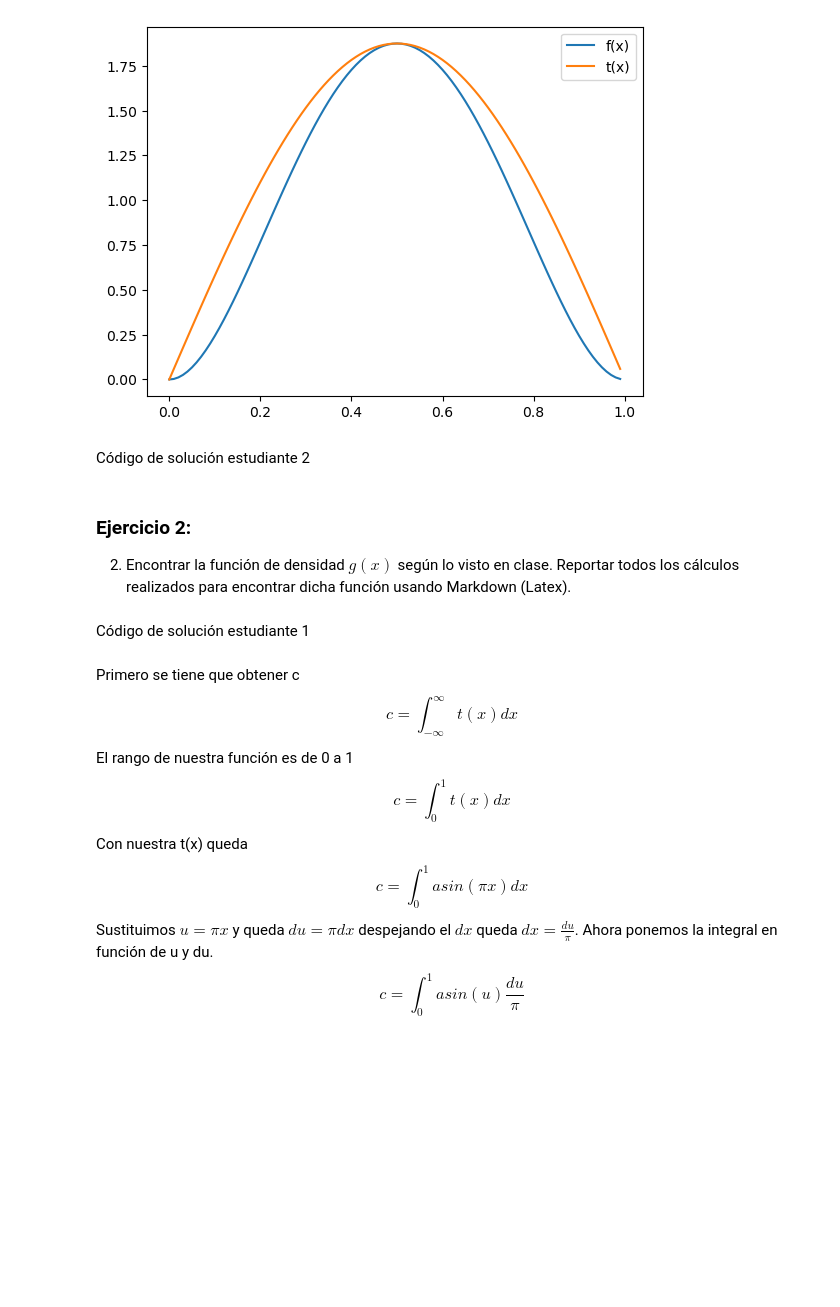
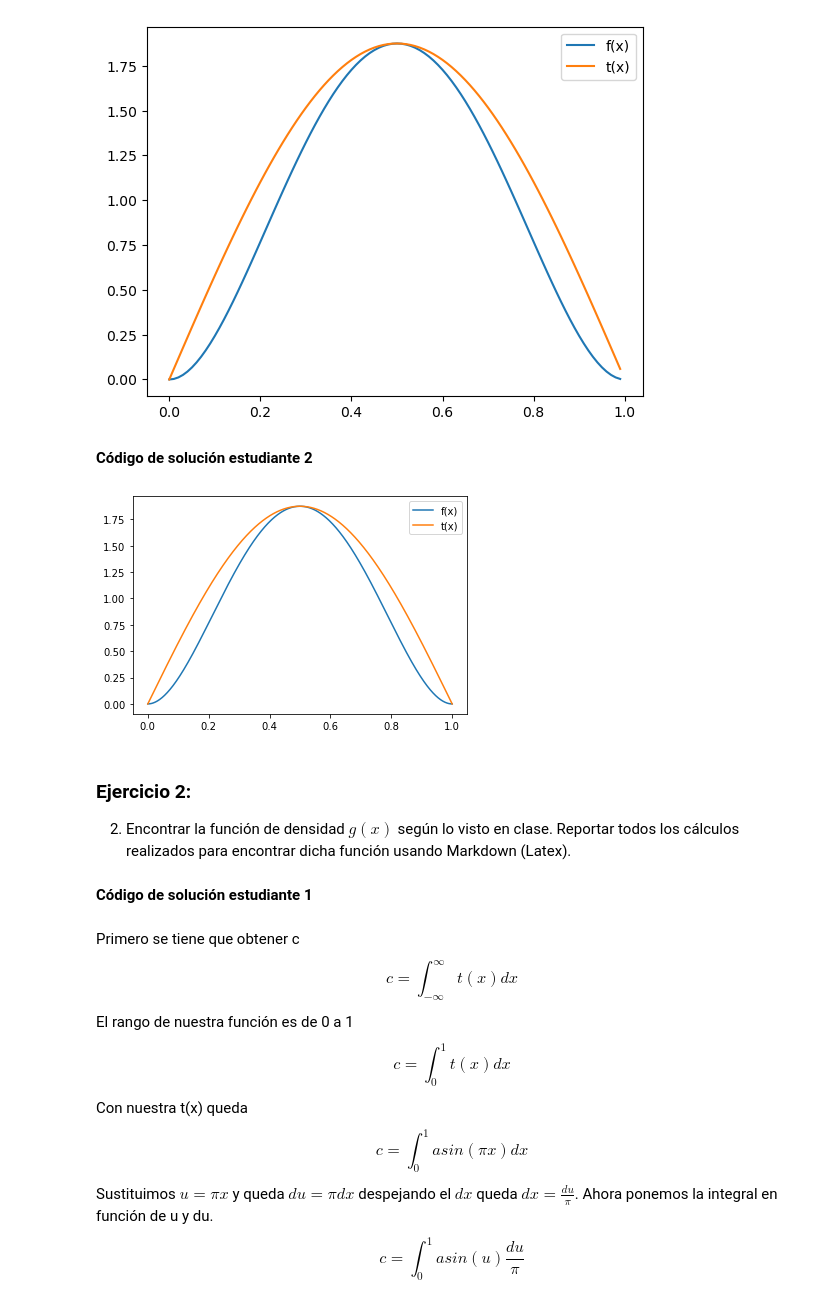
Before and after one commit to EmilianoMena/ProyectoConjunto_EMena_JJDegollado, a Jupyter notebook: ProyectoConjuntoEMENA_JJDEGOLLADO.ipynb, the cells around one changed output. Saved outputs shown, nothing was run; the diff lists cells and outputs as text; code cells hidden in the pictures; blank space fills up the shorter version.

Commit message:
Estudiante 2 cambios

```diff
--- a/Plantilla_Tareas.ipynb
+++ b/ProyectoConjuntoEMENA_JJDEGOLLADO.ipynb
@@ -45,12 +45,35 @@ plt.legend();
 # %% [output]
 [figure]
 # %% [markdown]
-Código de solución estudiante 2
+**Código de solución estudiante 2**
+# %%
+import numpy as np
+import matplotlib.pyplot as plt
+
+# Definir la función de densidad de probabilidad f(x)
+def f(x):
+    return 30*x**2 - 60*x**3 + 30*x**4
+
+# Encontrar el valor máximo de f(x) en el rango [0, 1]
+x = np.linspace(0, 1, 1000)
+max_f = max(f(x))
+
+# Definir la función t(x) como a*sin(pi*x), donde a es el valor máximo de f(x)
+def t(x):
+    return max_f*np.sin(np.pi*x)
+
+# Graficar f(x) y t(x) en la misma gráfica
+plt.plot(x, f(x), label='f(x)')
+plt.plot(x, t(x), label='t(x)')
+plt.legend()
+plt.show()
+# %% [output]
+[figure, added]
 # %% [markdown]
 ### Ejercicio 2:
 2. Encontrar la función de densidad $g(x)$ según lo visto en clase. Reportar todos los cálculos realizados para encontrar dicha función usando Markdown (Latex).
 # %% [markdown]
-Código de solución estudiante 1
+**Código de solución estudiante 1**
 # %% [markdown]
 Primero se tiene que obtener c
 $$c=\int_{-\infty}^{\infty}t(x)dx$$
```
Also changed, not shown: parts of 19 cells of this notebook.
